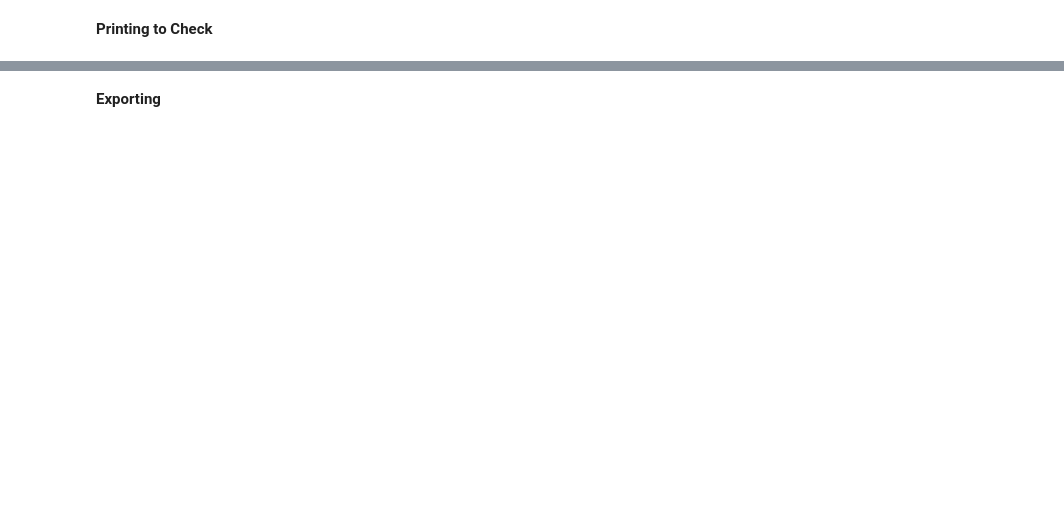
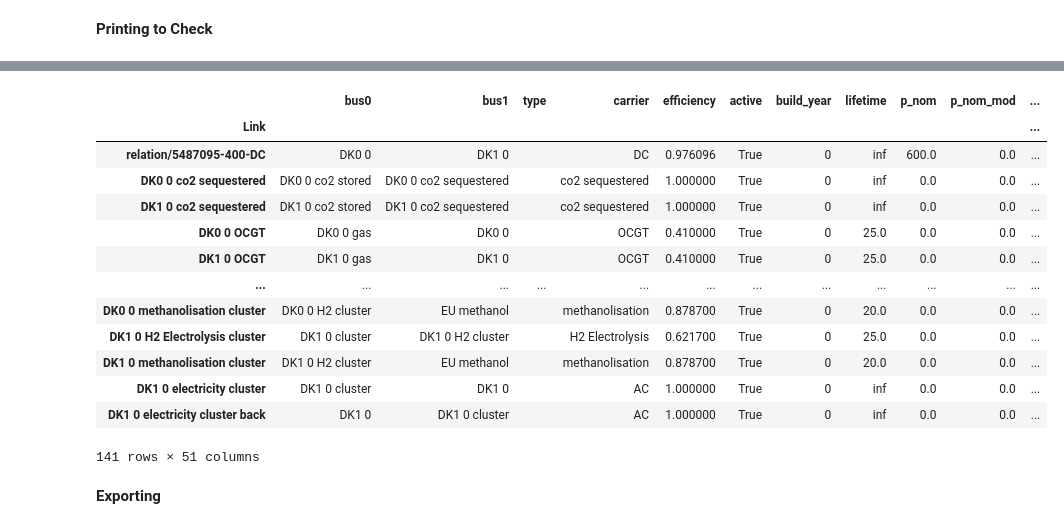
Before and after one commit to FrugisRoss/pypsa-eur, a Jupyter notebook: EU_clusters.ipynb, the cells around one changed output, grey strips where cells are left out. Drawn from its saved outputs; the diff is of its cells as text; code cells hidden in the pictures; blank space fills up the shorter version.

```diff
--- a/EU_clusters.ipynb
+++ b/EU_clusters.ipynb
@@ -614,3 +498,20 @@ n.loads
+# %%
+n.links
+# %% [output]
+|  | bus0 | bus1 | type | carrier | efficiency | active | build_year | lifetime | p_nom | p_nom_mod | ... |
+| Link |  |  |  |  |  |  |  |  |  |  | ... |
+| relation/5487095-400-DC | DK0 0 | DK1 0 |  | DC | 0.976096 | True | 0 | inf | 600.0 | 0.0 | ... |
+| DK0 0 co2 sequestered | DK0 0 co2 stored | DK0 0 co2 sequestered |  | co2 sequestered | 1.000000 | True | 0 | inf | 0.0 | 0.0 | ... |
+| DK1 0 co2 sequestered | DK1 0 co2 stored | DK1 0 co2 sequestered |  | co2 sequestered | 1.000000 | True | 0 | inf | 0.0 | 0.0 | ... |
+| DK0 0 OCGT | DK0 0 gas | DK0 0 |  | OCGT | 0.410000 | True | 0 | 25.0 | 0.0 | 0.0 | ... |
+| DK1 0 OCGT | DK1 0 gas | DK1 0 |  | OCGT | 0.410000 | True | 0 | 25.0 | 0.0 | 0.0 | ... |
+| ... | ... | ... | ... | ... | ... | ... | ... | ... | ... | ... | ... |
+| DK0 0 methanolisation cluster | DK0 0 H2 cluster | EU methanol |  | methanolisation | 0.878700 | True | 0 | 20.0 | 0.0 | 0.0 | ... |
+| DK1 0 H2 Electrolysis cluster | DK1 0 cluster | DK1 0 H2 cluster |  | H2 Electrolysis | 0.621700 | True | 0 | 25.0 | 0.0 | 0.0 | ... |
+| DK1 0 methanolisation cluster | DK1 0 H2 cluster | EU methanol |  | methanolisation | 0.878700 | True | 0 | 20.0 | 0.0 | 0.0 | ... |
+| DK1 0 electricity cluster | DK1 0 cluster | DK1 0 |  | AC | 1.000000 | True | 0 | inf | 0.0 | 0.0 | ... |
+| DK1 0 electricity cluster back | DK1 0 | DK1 0 cluster |  | AC | 1.000000 | True | 0 | inf | 0.0 | 0.0 | ... |
+141 rows × 51 columns
 # %% [markdown]
 **Exporting**
 # %%
```
Also changed, not shown: parts of 30 cells of this notebook.
